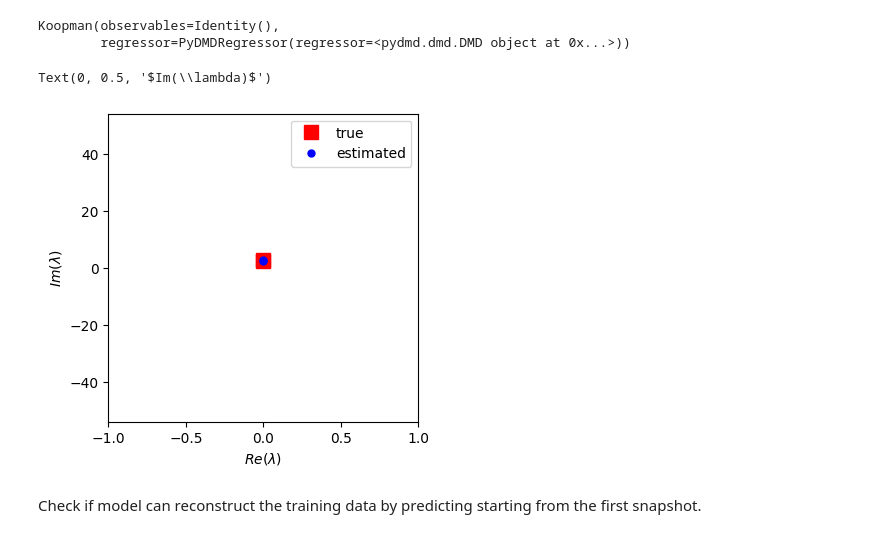
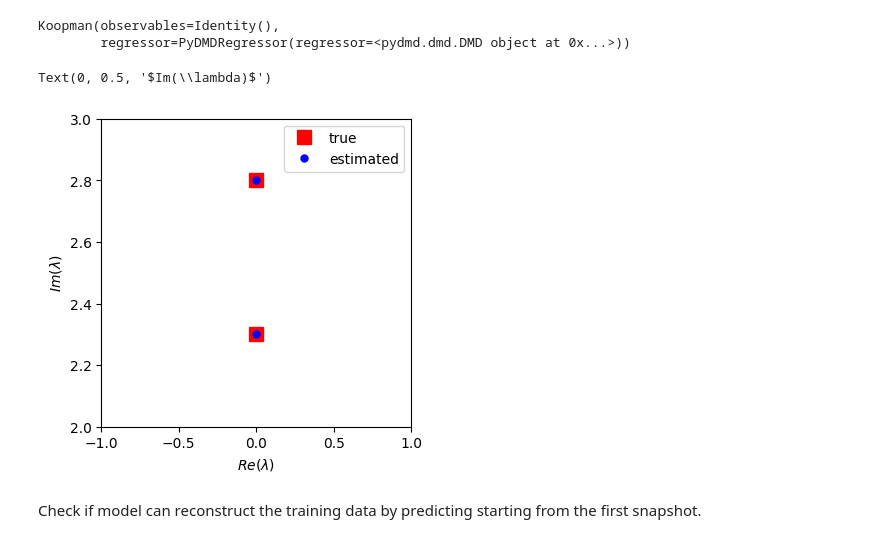
Before and after one commit to dynamicslab/pykoopman, a Jupyter notebook: examples/tutorial_dmd_separating_two_mixed_signals_400d_system.ipynb, the cells around one changed output. Cells and saved outputs as stored; diff of their text form; code cells hidden in the pictures.

```diff
--- a/examples/tutorial_dmd_separating_two_mixed_signals.ipynb
+++ b/examples/tutorial_dmd_separating_two_mixed_signals_400d_system.ipynb
@@ -95,24 +95,25 @@ Koopman(observables=Identity(),
 # %%
 K = model.koopman_matrix
 
 # Let's have a look at the eigenvalues of the Koopman matrix
 evals, evecs = np.linalg.eig(K)
 evals_cont = np.log(evals)/dt
 
 fig = plt.figure(figsize=(4,4))
 ax = fig.add_subplot(111)
 ax.plot([0,0], [omega1,omega2],'rs', label='true',markersize=10)
 ax.plot(evals_cont.real, evals_cont.imag, 'bo', label='estimated',markersize=5)
 
 
 ax.set_xlim([-1,1])
+ax.set_ylim([2,3])
 plt.legend()
 plt.xlabel(r'$Re(\lambda)$')
 plt.ylabel(r'$Im(\lambda)$')
 # print(omega1,omega2)
 # %% [output]
 Text(0, 0.5, '$Im(\\lambda)$')
-[figure, old version]
+[figure, new version]
 # %% [markdown]
 Check if model can reconstruct the training data by predicting starting from the first snapshot.
 # %%
```
Also changed, not shown: 26 other files.
